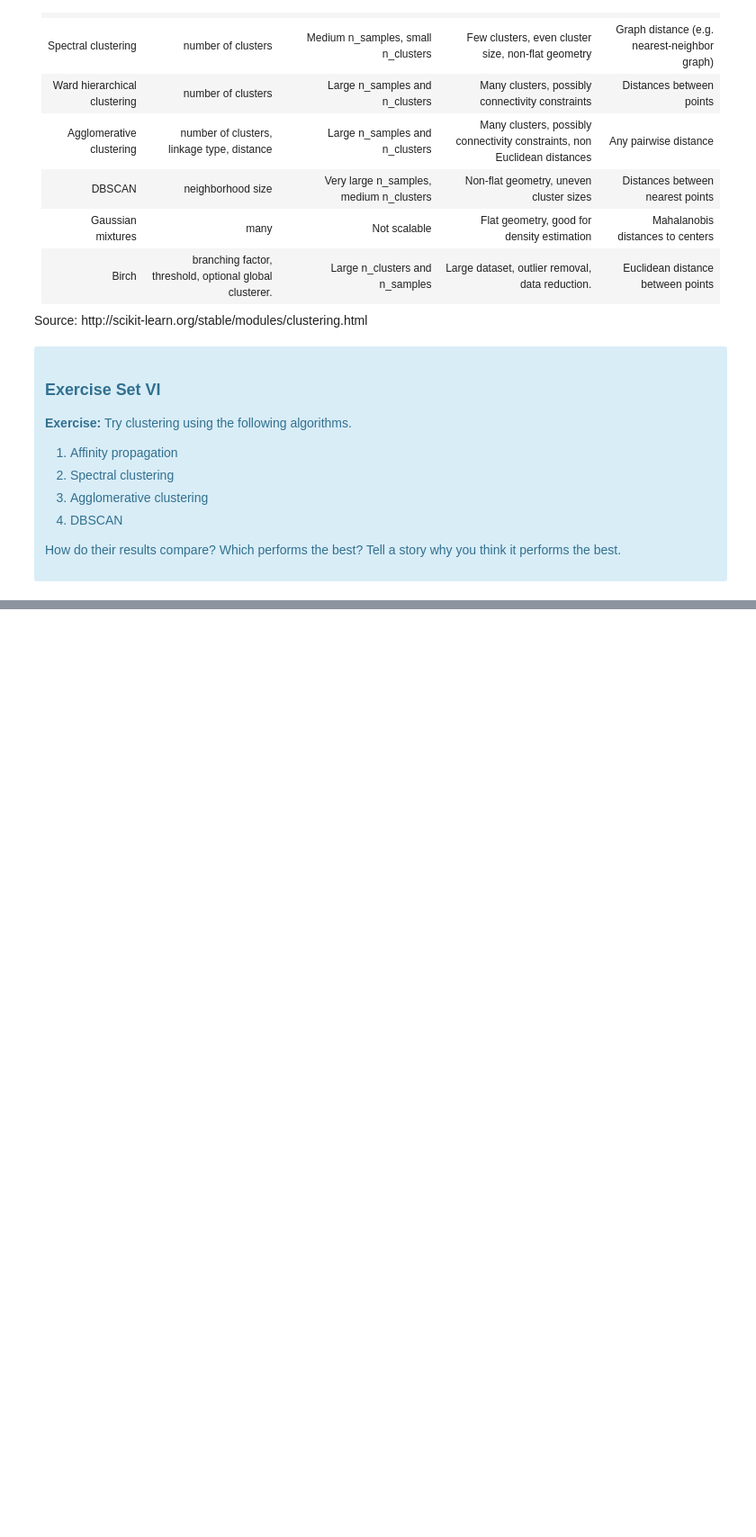
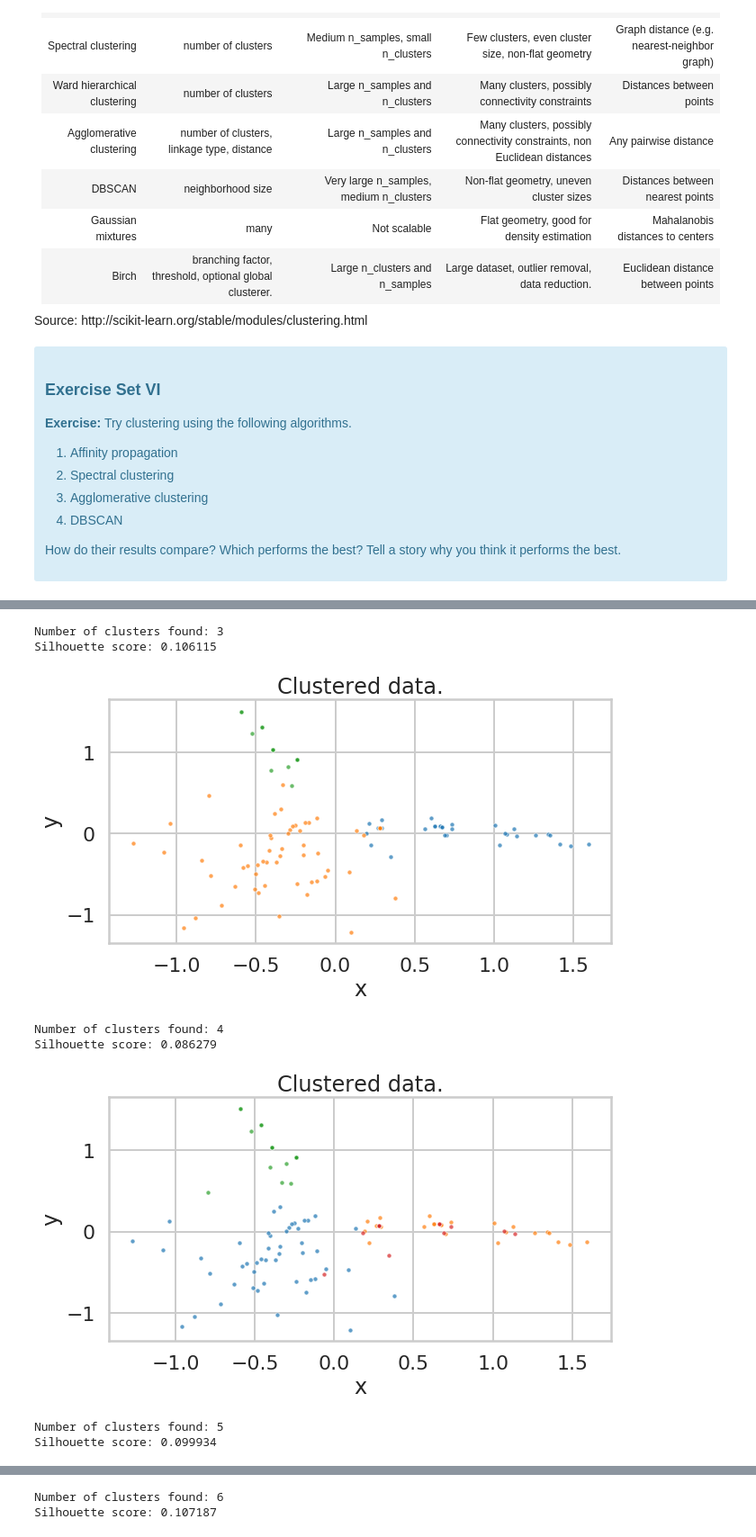
Before and after one commit to sv650s/springboard, a Jupyter notebook: aic-8_2_10_clustering-mini-project/Mini_Project_Clustering.ipynb, the cells around one changed output, grey strips where cells are left out. Shown at 90% size. Saved outputs shown, nothing was run; the diff lists cells and outputs as text; code cells hidden in the pictures; blank space fills up the shorter version.

```diff
--- a/aic-8_2_10_clustering-mini-project/Mini_Project_Clustering.ipynb
+++ b/aic-8_2_10_clustering-mini-project/Mini_Project_Clustering.ipynb
@@ -576,0 +655,17 @@ Source: http://scikit-learn.org/stable/modules/clustering.html
+# %%
+from sklearn.cluster import SpectralClustering
+
+# Spectral Clustering
+for i in np.arange(3, 7):
+  sc = SpectralClustering(i, random_state=1)
+  sc.fit_predict(x_cols)
+  plot_cluster(sc, x_cols)
+# %% [output]
+Number of clusters found: 3
+Silhouette score: 0.106115
+[figure, added]
+Number of clusters found: 4
+Silhouette score: 0.086279
+[figure, added]
+Number of clusters found: 5
+Silhouette score: 0.099934
@@ -576,0 +673,2 @@ Source: http://scikit-learn.org/stable/modules/clustering.html
+Number of clusters found: 6
+Silhouette score: 0.107187
```
Also changed, not shown: parts of 14 cells of this notebook.
